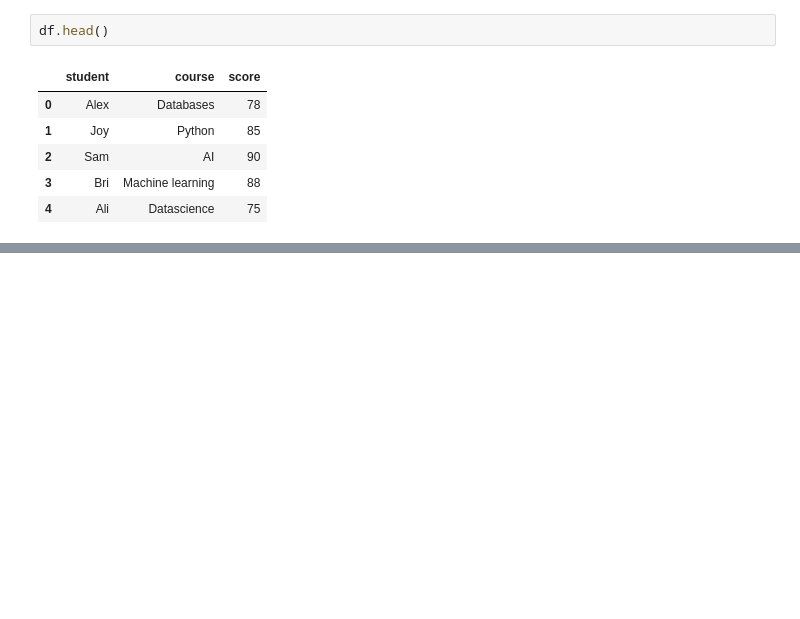
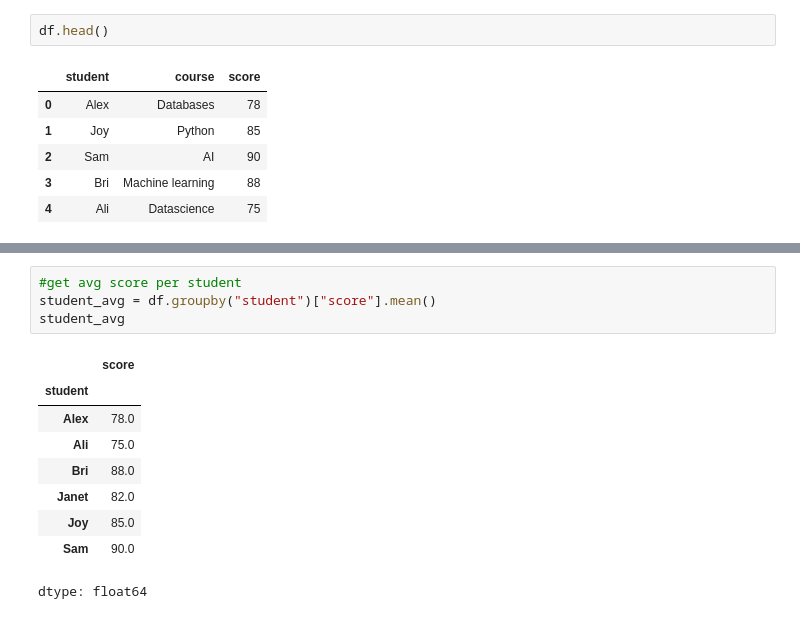
Before and after one commit to NungariBri/data-journey-foundations, a Jupyter notebook: 1_student_performance_analysis.ipynb, the cells around one changed output, grey strips where cells are left out. Saved outputs shown, nothing was run; the diff lists cells and outputs as text; blank space fills up the shorter version.

```diff
--- a/1_student_performance_analysis.ipynb
+++ b/1_student_performance_analysis.ipynb
@@ -31,0 +44,14 @@ df.head()
+# %%
+#get avg score per student
+student_avg = df.groupby("student")["score"].mean()
+student_avg
+# %% [output]
+|  | score |
+| student |  |
+| Alex | 78.0 |
+| Ali | 75.0 |
+| Bri | 88.0 |
+| Janet | 82.0 |
+| Joy | 85.0 |
+| Sam | 90.0 |
+dtype: float64
```
Also changed, not shown: parts of 6 cells of this notebook.
